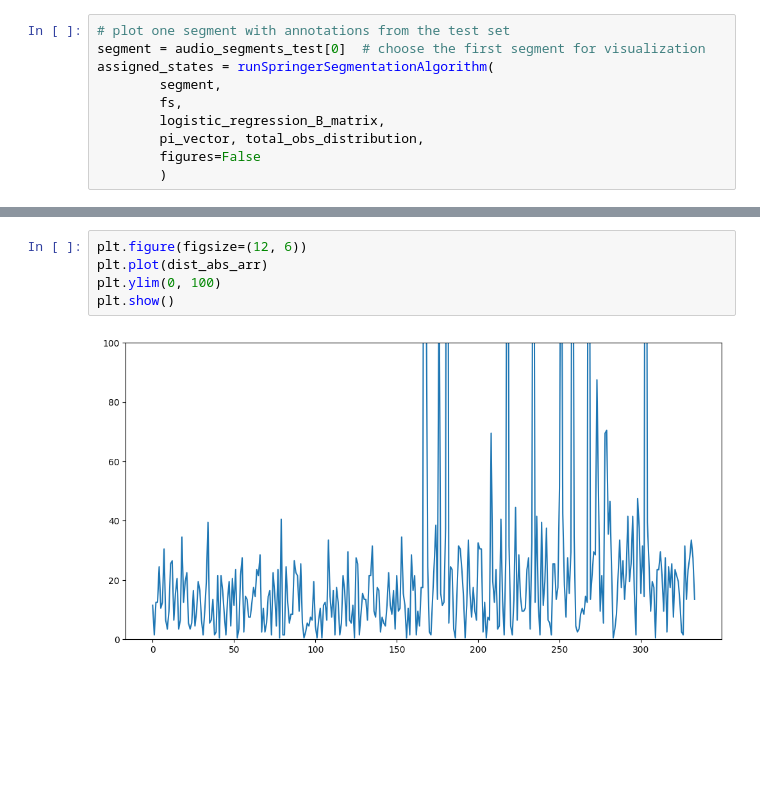
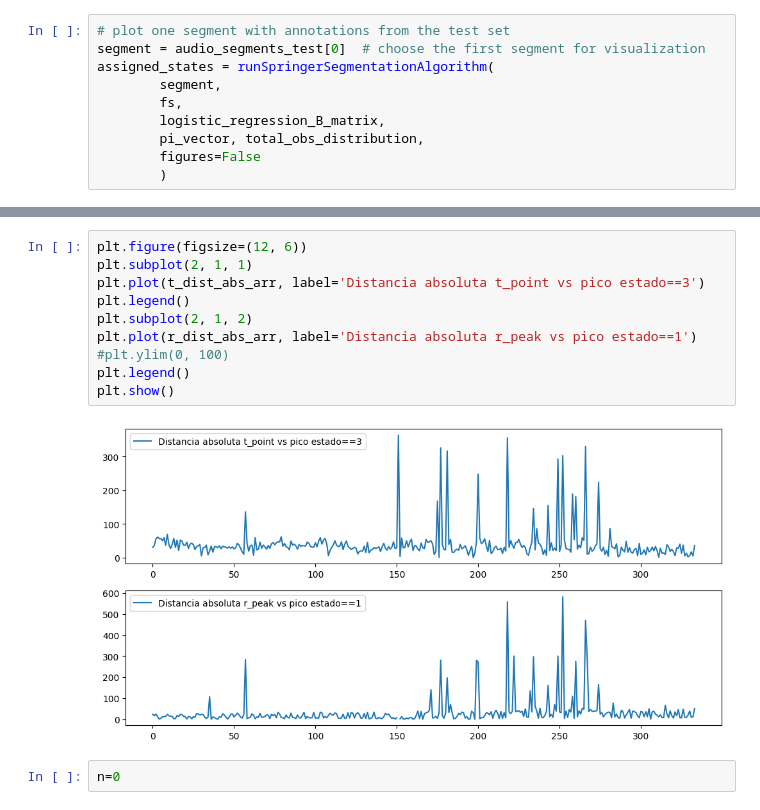
Before and after one commit to djorgeext/pcg-ecg-analysis, a Jupyter notebook: Springer-Segmentation-Code-master/test_python_implementation.ipynb, the cells around one changed output, grey strips where cells are left out. Saved outputs shown, nothing was run; the diff lists cells and outputs as text; blank space fills up the shorter version.

```diff
--- a/Springer-Segmentation-Code-master/test_python_implementation.ipynb
+++ b/Springer-Segmentation-Code-master/test_python_implementation.ipynb
@@ -157,8 +217,15 @@ Se usó segundo subsegmento == 3 en: 4 segmentos
 # %%
 plt.figure(figsize=(12, 6))
-plt.plot(dist_abs_arr)
-plt.ylim(0, 100)
+plt.subplot(2, 1, 1)
+plt.plot(t_dist_abs_arr, label='Distancia absoluta t_point vs pico estado==3')
+plt.legend()
+plt.subplot(2, 1, 2)
+plt.plot(r_dist_abs_arr, label='Distancia absoluta r_peak vs pico estado==1')
+#plt.ylim(0, 100)
+plt.legend()
 plt.show()
 # %% [output]
-[figure, old version]
+[figure, new version]
+# %%
+n=0
 # %%
```
Also changed, not shown: parts of 7 cells of this notebook, 1 other file.
